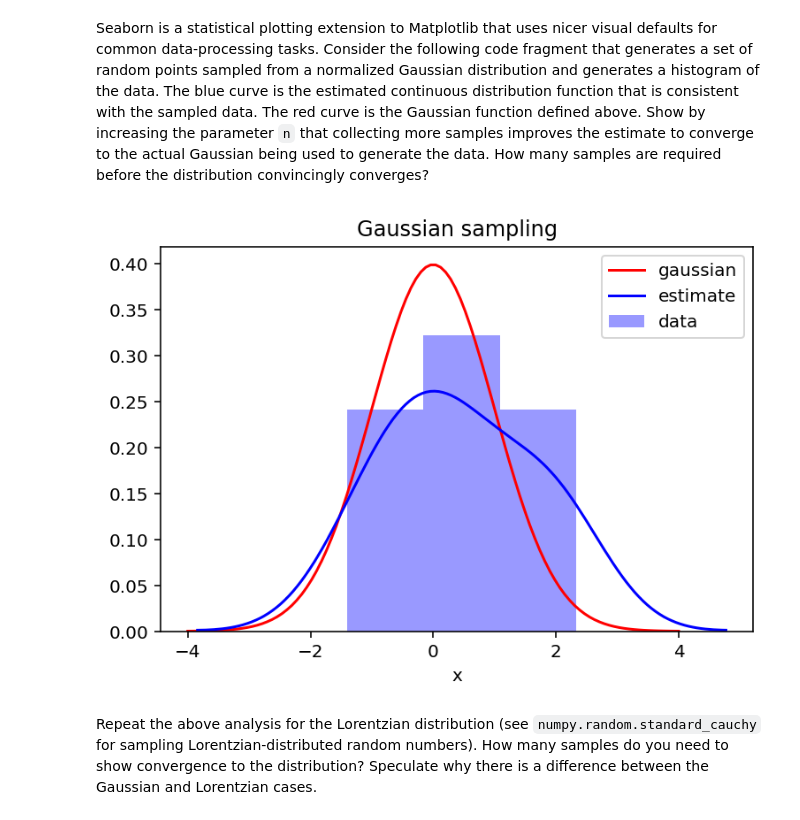
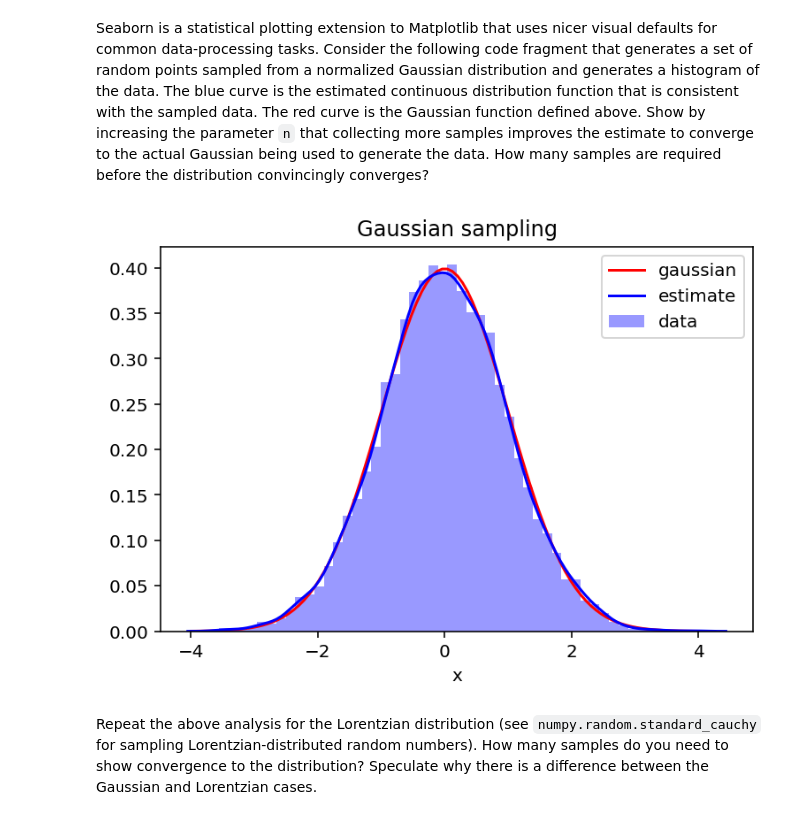
Before and after one commit to chapman-phys220-2018s/cw-05-phys220, a Jupyter notebook: cw05.ipynb, the cells around one changed output. Cells and saved outputs as stored; diff of their text form; code cells hidden in the pictures.

```diff
--- a/cw05.ipynb
+++ b/cw05.ipynb
@@ -159,9 +185,10 @@ def gaussian_sample(n):
     sb.distplot(data,label="data",color="blue",kde_kws={"label":"estimate"})
     # Label curves
     plt.legend()
-# %%
-gaussian_sample(10)
-# %% [output]
-[figure, removed]
+# %%
+gaussian_sample(10000)
+# n = 10000 gives a pretty good estimate
+# %% [output]
+[figure, added]
 # %% [markdown]
 Repeat the above analysis for the Lorentzian distribution (see `numpy.random.standard_cauchy` for sampling Lorentzian-distributed random numbers). How many samples do you need to show convergence to the distribution? Speculate why there is a difference between the Gaussian and Lorentzian cases.
```
Also changed, not shown: parts of 4 cells of this notebook.
